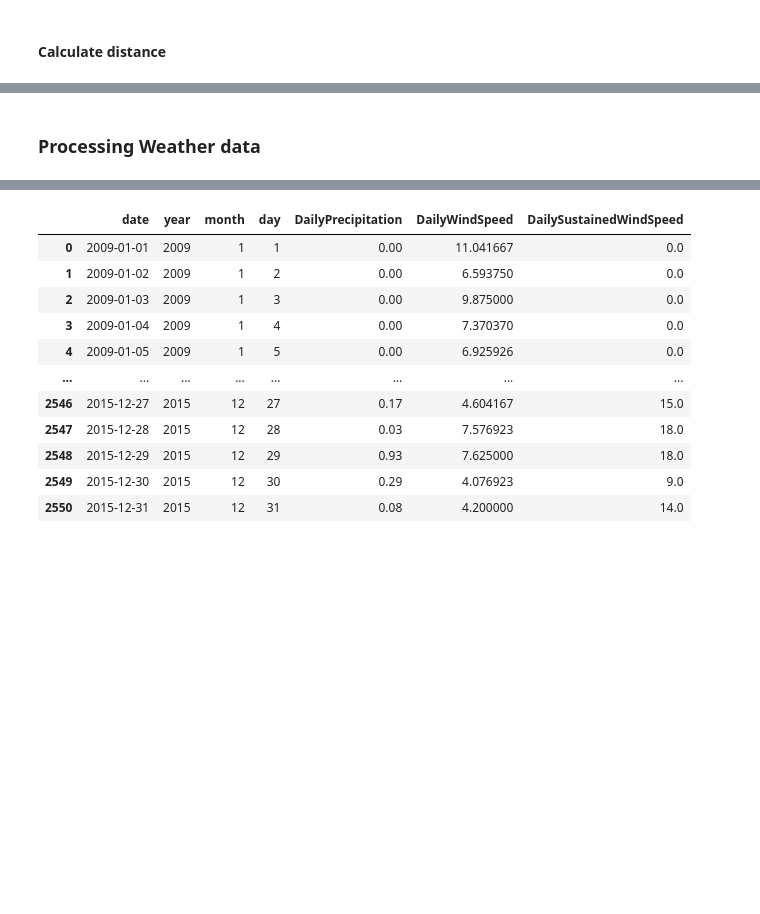
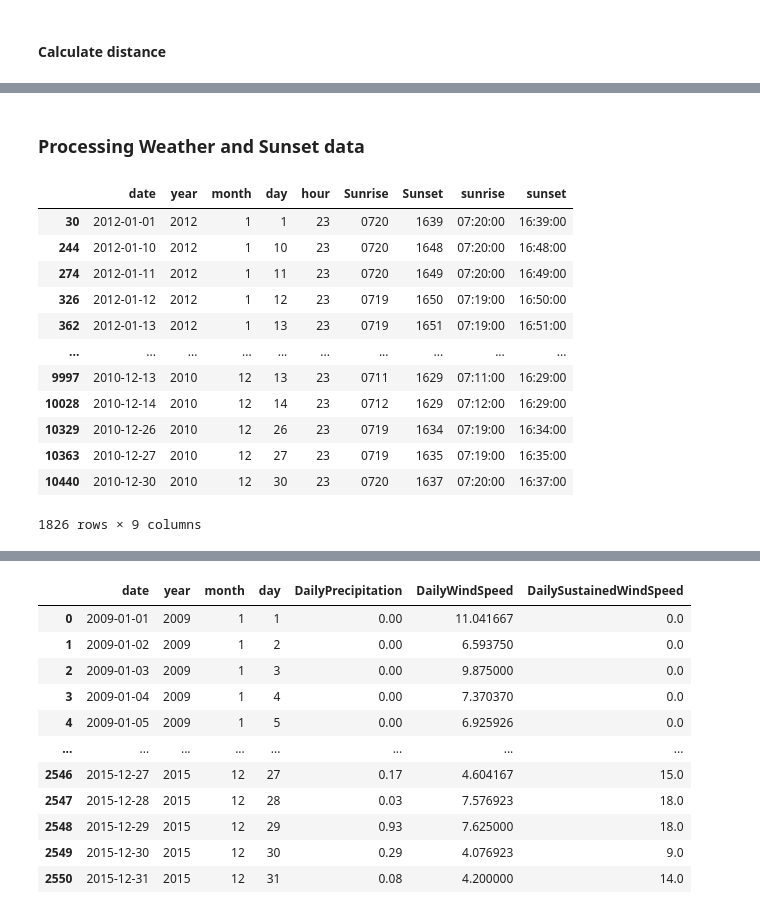
Before and after one commit to wangyf99/final-project, a Jupyter notebook: Group_project.ipynb, the cells around one changed output, grey strips where cells are left out. Saved outputs shown, nothing was run; the diff lists cells and outputs as text; code cells hidden in the pictures; blank space fills up the shorter version.

```diff
--- a/Group_project.ipynb
+++ b/Group_project.ipynb
@@ -553,7 +553,7 @@ uber_data.head()
 | 25894730 | 5.3 | 3 | 2009-06-26 08:22:21+00:00 | 40.790844 | -73.976124 | 40.803349 | ... |
 | 17610152 | 16.0 | 5 | 2014-08-28 17:47:00+00:00 | 40.744085 | -73.925023 | 40.761247 | ... |
 # %% [markdown]
-### Processing Weather data
+### Processing Weather and Sunset data
 # %%
 data = None
 for filename in os.listdir('./weather_data/'):
@@ -573,6 +573,42 @@ data = data.replace(['T'], 0)
 #cols = ['date','year','month','day','hour','HourlyPrecipitation', 'HourlyWindSpeed','DailySustainedWindSpeed']
 cols = ['date','year','month','day','hour','HourlyPrecipitation', 'HourlyWindSpeed','DailySustainedWindSpeed']
 data = data[cols]
+# %%
+sun_data = None
+for filename in os.listdir('./weather_data/'):
+#     print(filename)
+    if filename == ".ipynb_checkpoints":
+        pass
+    else:
+        sun_data = pd.concat([sun_data, pd.read_csv(os.path.join('./weather_data',filename), dtype={'Sunrise': str, 'Sunset':str},low_memory=False)], axis=0)
+sun_data['DATE'] = pd.to_datetime(sun_data['DATE'])
+sun_data['date'] = sun_data['DATE'].dt.date
+sun_data['year'] = sun_data['DATE'].dt.year
+sun_data['month'] = sun_data['DATE'].dt.month
+sun_data['day'] = sun_data['DATE'].dt.day
+sun_data['hour'] = sun_data['DATE'].dt.hour
+sun_data['hour'] = sun_data['DATE'].dt.hour
+cols = ['date','year','month','day','hour','Sunrise','Sunset']
+sun_data = sun_data[cols]
+sun_data = sun_data.dropna()
+sun_data['sunrise'] = pd.to_datetime(sun_data['Sunrise'], format='%H%M').dt.time
+sun_data['sunset'] = pd.to_datetime(sun_data['Sunset'], format='%H%M').dt.time
+# %%
+sun_data
+# %% [output]
+|  | date | year | month | day | hour | Sunrise | Sunset | sunrise | sunset |
+| 30 | 2012-01-01 | 2012 | 1 | 1 | 23 | 0720 | 1639 | 07:20:00 | 16:39:00 |
+| 244 | 2012-01-10 | 2012 | 1 | 10 | 23 | 0720 | 1648 | 07:20:00 | 16:48:00 |
+| 274 | 2012-01-11 | 2012 | 1 | 11 | 23 | 0720 | 1649 | 07:20:00 | 16:49:00 |
+| 326 | 2012-01-12 | 2012 | 1 | 12 | 23 | 0719 | 1650 | 07:19:00 | 16:50:00 |
+| 362 | 2012-01-13 | 2012 | 1 | 13 | 23 | 0719 | 1651 | 07:19:00 | 16:51:00 |
+| ... | ... | ... | ... | ... | ... | ... | ... | ... | ... |
+| 9997 | 2010-12-13 | 2010 | 12 | 13 | 23 | 0711 | 1629 | 07:11:00 | 16:29:00 |
+| 10028 | 2010-12-14 | 2010 | 12 | 14 | 23 | 0712 | 1629 | 07:12:00 | 16:29:00 |
+| 10329 | 2010-12-26 | 2010 | 12 | 26 | 23 | 0719 | 1634 | 07:19:00 | 16:34:00 |
+| 10363 | 2010-12-27 | 2010 | 12 | 27 | 23 | 0719 | 1635 | 07:19:00 | 16:35:00 |
+| 10440 | 2010-12-30 | 2010 | 12 | 30 | 23 | 0720 | 1637 | 07:20:00 | 16:37:00 |
+1826 rows × 9 columns
 # %%
 data
 # %% [output]
```
Also changed, not shown: parts of 22 cells of this notebook, 6 other files.
